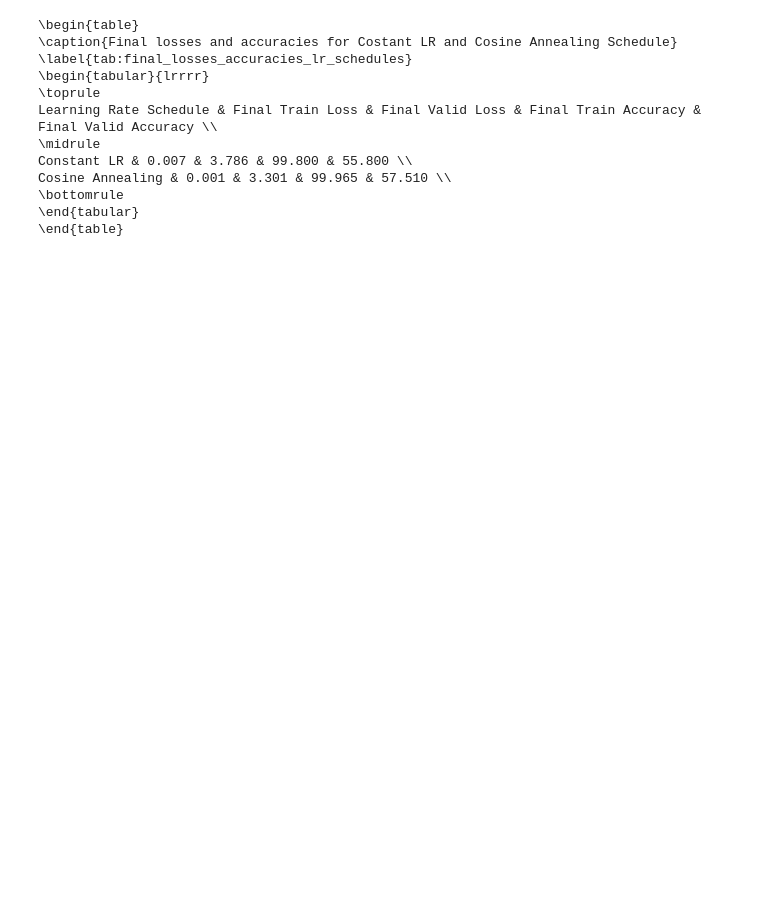
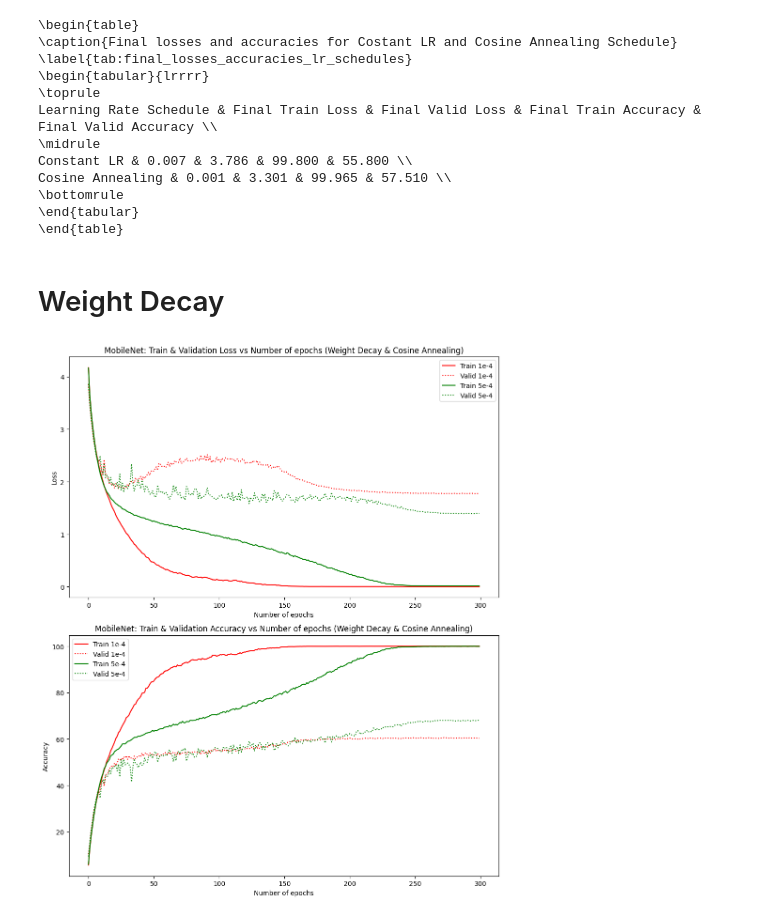
Before and after one commit to giangson19/ai6103_assignment, a Jupyter notebook: visualization.ipynb, the cells around one changed output. Drawn from its saved outputs; the diff is of its cells as text; code cells hidden in the pictures; blank space fills up the shorter version.

```diff
--- a/visualization.ipynb
+++ b/visualization.ipynb
@@ -251,3 +285,39 @@ Cosine Annealing & 0.001 & 3.301 & 99.965 & 57.510 \\
 \bottomrule
 \end{tabular}
 \end{table}
+# %% [markdown]
+# Weight Decay
+# %%
+import json
+import matplotlib.pyplot as plt
+
+cosine_annealing_weight_decay_00001 = json.load(open('learning_curves/cosine_annealing_weight_decay_0.0001.json'))
+cosine_annealing_weight_decay_00005 = json.load(open('learning_curves/cosine_annealing_weight_decay_0.0005.json'))
+# %%
+fig, (ax1, ax2) = plt.subplots(2, 1, figsize=(10, 12))
+
+# Plot for losses with weight decay 1e-4 and 5e-4
+ax1.plot(range(len(cosine_annealing_weight_decay_00001['train_losses'])), cosine_annealing_weight_decay_00001['train_losses'], 'r-')
+ax1.plot(range(len(cosine_annealing_weight_decay_00001['valid_losses'])), cosine_annealing_weight_decay_00001['valid_losses'], 'r:')
+ax1.plot(range(len(cosine_annealing_weight_decay_00005['train_losses'])), cosine_annealing_weight_decay_00005['train_losses'], 'g-')
+ax1.plot(range(len(cosine_annealing_weight_decay_00005['valid_losses'])), cosine_annealing_weight_decay_00005['valid_losses'], 'g:')
+ax1.set_xlabel("Number of epochs")
+ax1.set_ylabel("Loss")
+ax1.set_title("MobileNet: Train & Validation Loss vs Number of epochs (Weight Decay & Cosine Annealing)")
+ax1.legend(['Train 1e-4', 'Valid 1e-4', 'Train 5e-4', 'Valid 5e-4'])
+
+# Plot for accuracies with weight decay 1e-4 and 5e-4
+ax2.plot(range(len(cosine_annealing_weight_decay_00001['train_accuracies'])), cosine_annealing_weight_decay_00001['train_accuracies'], 'r-')
+ax2.plot(range(len(cosine_annealing_weight_decay_00001['valid_accuracies'])), cosine_annealing_weight_decay_00001['valid_accuracies'], 'r:')
+ax2.plot(range(len(cosine_annealing_weight_decay_00005['train_accuracies'])), cosine_annealing_weight_decay_00005['train_accuracies'], 'g-')
+ax2.plot(range(len(cosine_annealing_weight_decay_00005['valid_accuracies'])), cosine_annealing_weight_decay_00005['valid_accuracies'], 'g:')
+ax2.set_xlabel("Number of epochs")
+ax2.set_ylabel("Accuracy")
+ax2.set_title("MobileNet: Train & Validation Accuracy vs Number of epochs (Weight Decay & Cosine Annealing)")
+ax2.legend(['Train 1e-4', 'Valid 1e-4', 'Train 5e-4', 'Valid 5e-4'])
+
+plt.tight_layout()
+plt.savefig(f'images/losses_and_accuracies_weight_decay.pdf')
+plt.show()
+# %% [output]
+[figure, added]
```
Also changed, not shown: parts of 10 cells of this notebook, 5 other files.
